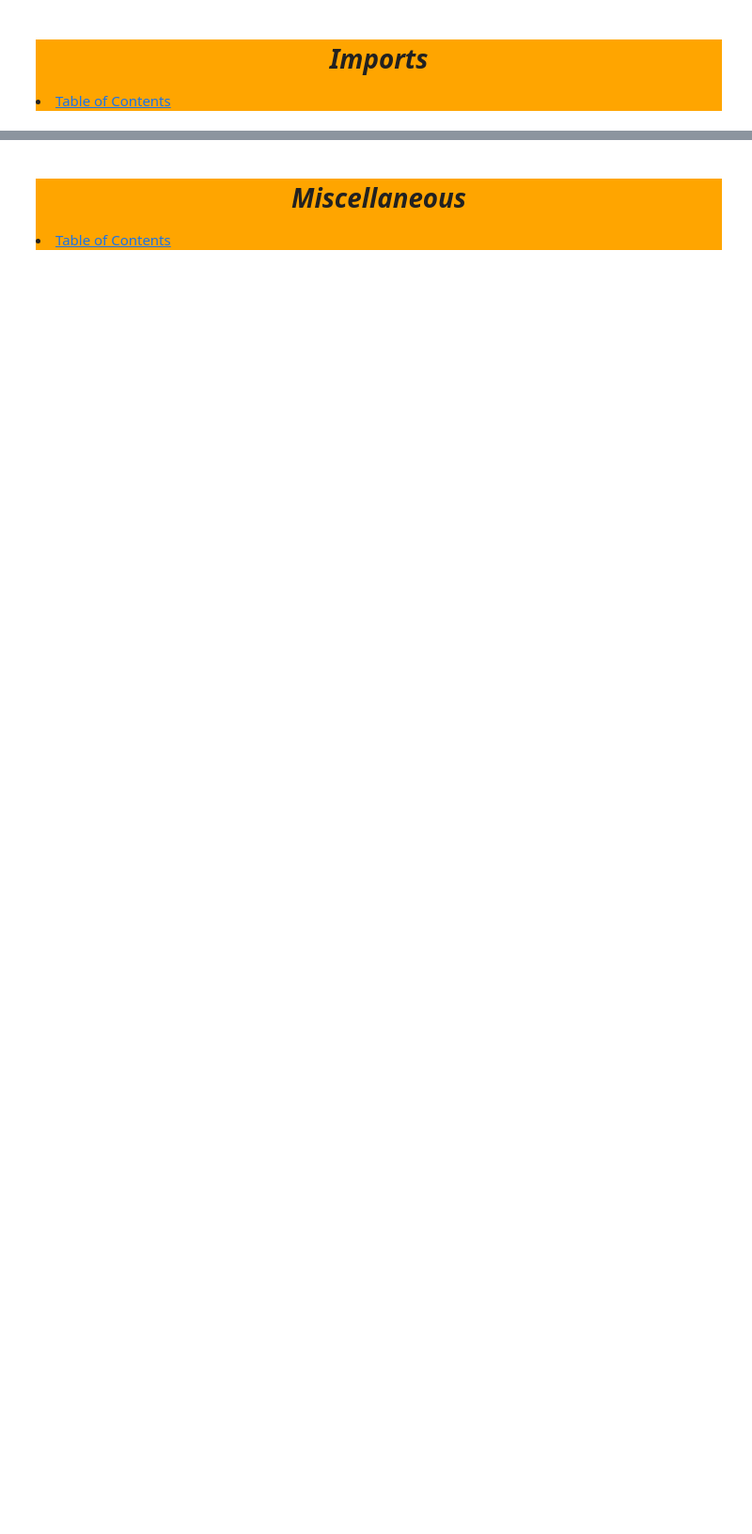
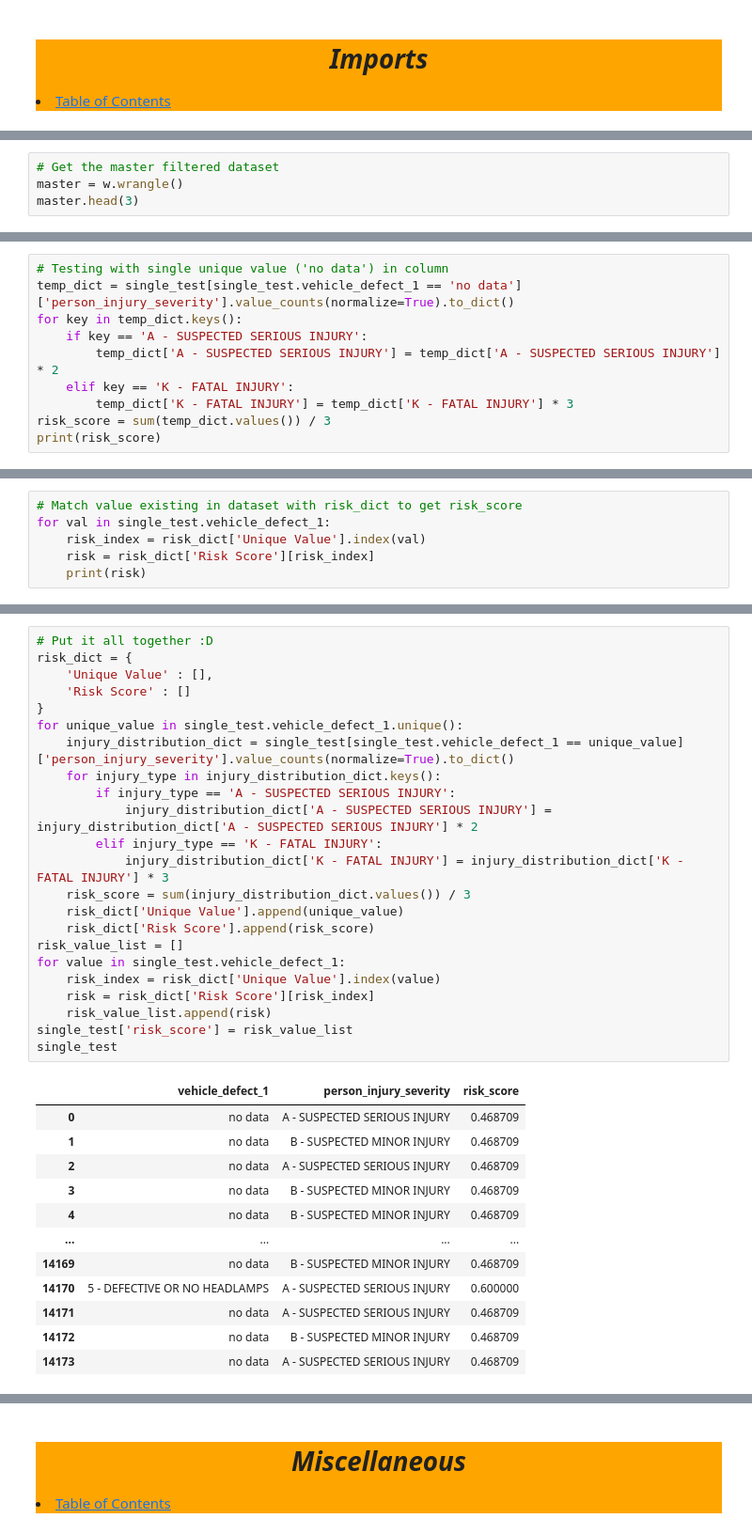
Before and after one commit to tex-wrex/tex-wrex, a Jupyter notebook: Jared/risk_agg_creation.ipynb, the cells around one changed output, grey strips where cells are left out. Shown at 94% size. Drawn from its saved outputs; the diff is of its cells as text; blank space fills up the shorter version.

Commit message:
Successfully created and tested risk score on a single column, saving before testing on a larger scale

```diff
--- a/Jared/risk_agg_creation.ipynb
+++ b/Jared/risk_agg_creation.ipynb
@@ -74,0 +78,4 @@ Acquire everything from the vanilla superstore database via sql query
+# %%
+# Get the master filtered dataset
+master = w.wrangle()
+master.head(3)
@@ -74,0 +132,10 @@ Acquire everything from the vanilla superstore database via sql query
+# %%
+# Testing with single unique value ('no data') in column
+temp_dict = single_test[single_test.vehicle_defect_1 == 'no data']['person_injury_severity'].value_counts(normalize=True).to_dict()
+for key in temp_dict.keys():
+    if key == 'A - SUSPECTED SERIOUS INJURY':
+        temp_dict['A - SUSPECTED SERIOUS INJURY'] = temp_dict['A - SUSPECTED SERIOUS INJURY'] * 2
+    elif key == 'K - FATAL INJURY':
+        temp_dict['K - FATAL INJURY'] = temp_dict['K - FATAL INJURY'] * 3
+risk_score = sum(temp_dict.values()) / 3
+print(risk_score)
@@ -74,0 +171,6 @@ Acquire everything from the vanilla superstore database via sql query
+# %%
+# Match value existing in dataset with risk_dict to get risk_score
+for val in single_test.vehicle_defect_1:
+    risk_index = risk_dict['Unique Value'].index(val)
+    risk = risk_dict['Risk Score'][risk_index]
+    print(risk)
@@ -74,0 +195,36 @@ Acquire everything from the vanilla superstore database via sql query
+# %%
+# Put it all together :D
+risk_dict = {
+    'Unique Value' : [],
+    'Risk Score' : []
+}
+for unique_value in single_test.vehicle_defect_1.unique():
+    injury_distribution_dict = single_test[single_test.vehicle_defect_1 == unique_value]['person_injury_severity'].value_counts(normalize=True).to_dict()
+    for injury_type in injury_distribution_dict.keys():
+        if injury_type == 'A - SUSPECTED SERIOUS INJURY':
+            injury_distribution_dict['A - SUSPECTED SERIOUS INJURY'] = injury_distribution_dict['A - SUSPECTED SERIOUS INJURY'] * 2
+        elif injury_type == 'K - FATAL INJURY':
+            injury_distribution_dict['K - FATAL INJURY'] = injury_distribution_dict['K - FATAL INJURY'] * 3
+    risk_score = sum(injury_distribution_dict.values()) / 3
+    risk_dict['Unique Value'].append(unique_value)
+    risk_dict['Risk Score'].append(risk_score)
+risk_value_list = []
+for value in single_test.vehicle_defect_1:
+    risk_index = risk_dict['Unique Value'].index(value)
+    risk = risk_dict['Risk Score'][risk_index]
+    risk_value_list.append(risk)
+single_test['risk_score'] = risk_value_list
+single_test
+# %% [output]
+|  | vehicle_defect_1 | person_injury_severity | risk_score |
+| 0 | no data | A - SUSPECTED SERIOUS INJURY | 0.468709 |
+| 1 | no data | B - SUSPECTED MINOR INJURY | 0.468709 |
+| 2 | no data | A - SUSPECTED SERIOUS INJURY | 0.468709 |
+| 3 | no data | B - SUSPECTED MINOR INJURY | 0.468709 |
+| 4 | no data | B - SUSPECTED MINOR INJURY | 0.468709 |
+| ... | ... | ... | ... |
+| 14169 | no data | B - SUSPECTED MINOR INJURY | 0.468709 |
+| 14170 | 5 - DEFECTIVE OR NO HEADLAMPS | A - SUSPECTED SERIOUS INJURY | 0.600000 |
+| 14171 | no data | A - SUSPECTED SERIOUS INJURY | 0.468709 |
+| 14172 | no data | B - SUSPECTED MINOR INJURY | 0.468709 |
+| 14173 | no data | A - SUSPECTED SERIOUS INJURY | 0.468709 |
```
Also changed, not shown: parts of 35 cells of this notebook.
